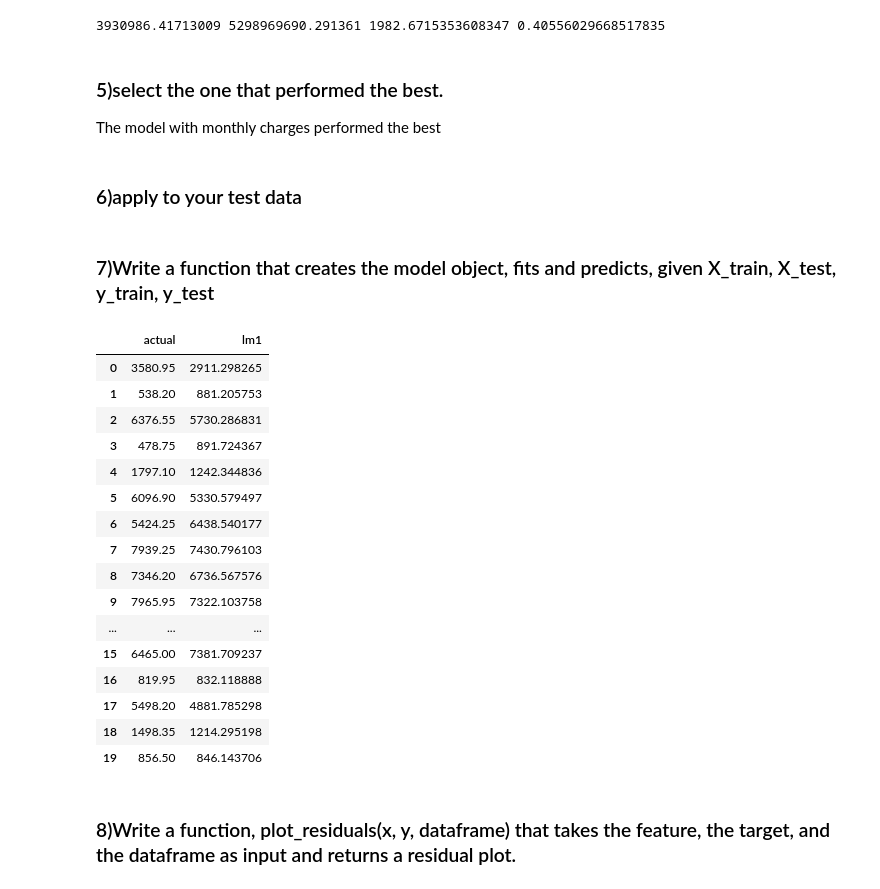
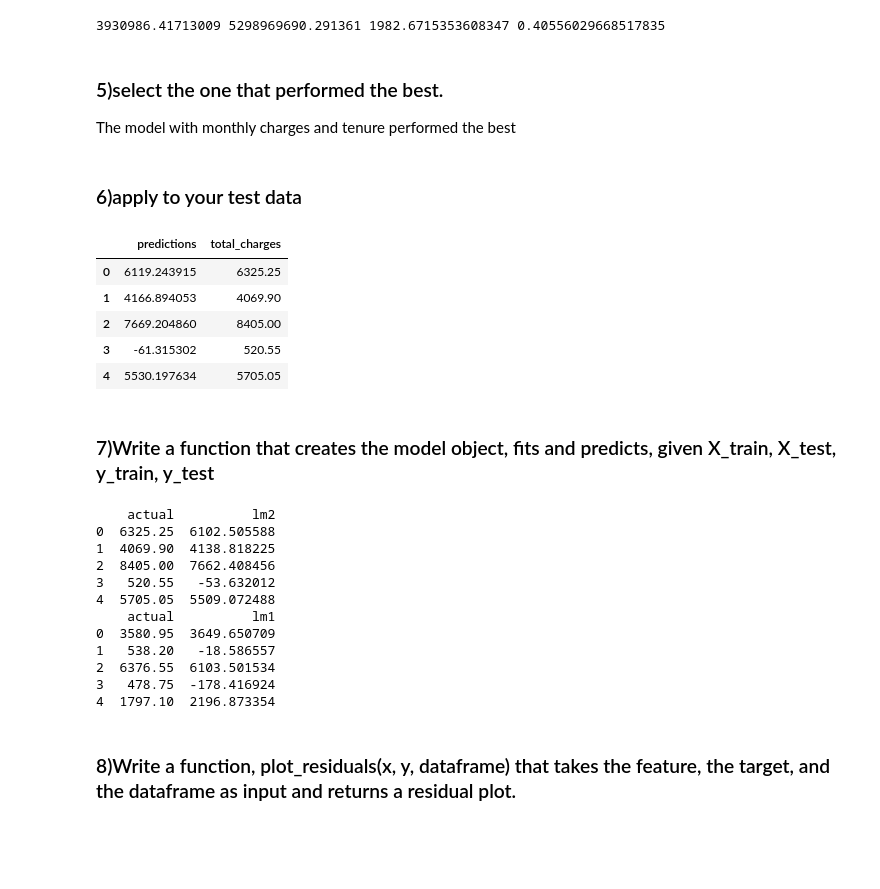
Before and after one commit to CodeupClassroom/bayes-methodologies-exercises, a Jupyter notebook: model.ipynb, the cells around one changed output. Cells and saved outputs as stored; diff of their text form; code cells hidden in the pictures; blank space fills up the shorter version.

```diff
--- a/model.ipynb
+++ b/model.ipynb
@@ -149,16 +146,23 @@ print(MSE_2,SSE_2,RMSE_2,r2_2)
 3930986.41713009 5298969690.291361 1982.6715353608347 0.40556029668517835
 # %% [markdown]
 ### 5)select the one that performed the best.
-The model with monthly charges performed the best
+The model with monthly charges and tenure performed the best
 # %% [markdown]
 ### 6)apply to your test data
 # %%
-model=lm1.predict(X_test[['monthly_charges']])
+model=lm1.predict(X_test[['monthly_charges','tenure']])
 model=model.ravel().reshape(337)
-y_test=np.array(y_test).ravel().reshape(337)
-best_model=pd.DataFrame({'predictions':model,'total_charges':y_test})
+y_test1=np.array(y_test).ravel().reshape(337)
+best_model=pd.DataFrame({'predictions':model,'total_charges':y_test1})
 
 best_model.head()
+# %% [output]
+|  | predictions | total_charges |
+| 0 | 6119.243915 | 6325.25 |
+| 1 | 4166.894053 | 4069.90 |
+| 2 | 7669.204860 | 8405.00 |
+| 3 | -61.315302 | 520.55 |
+| 4 | 5530.197634 | 5705.05 |
 # %% [markdown]
 ### 7)Write a function that creates the model object, fits and predicts,   given X_train, X_test, y_train, y_test
 # %%
@@ -185,24 +189,19 @@ model_test,model_train=modeling_function(X_train1,X_test1,y_train,y_test)
 # %%
-model_test.head(20)
-#model_train.head(20)
+print(model_test.head())
+print(model_train.head())
 # %% [output]
-|  | actual | lm1 |
-| 0 | 3580.95 | 2911.298265 |
-| 1 | 538.20 | 881.205753 |
-| 2 | 6376.55 | 5730.286831 |
-| 3 | 478.75 | 891.724367 |
-| 4 | 1797.10 | 1242.344836 |
-| 5 | 6096.90 | 5330.579497 |
-| 6 | 5424.25 | 6438.540177 |
-| 7 | 7939.25 | 7430.796103 |
-| 8 | 7346.20 | 6736.567576 |
-| 9 | 7965.95 | 7322.103758 |
-| ... | ... | ... |
-| 15 | 6465.00 | 7381.709237 |
-| 16 | 819.95 | 832.118888 |
-| 17 | 5498.20 | 4881.785298 |
-| 18 | 1498.35 | 1214.295198 |
-| 19 | 856.50 | 846.143706 |
+    actual          lm2
+0  6325.25  6102.505588
+1  4069.90  4138.818225
+2  8405.00  7662.408456
+3   520.55   -53.632012
+4  5705.05  5509.072488
+    actual          lm1
+0  3580.95  3649.650709
+1   538.20   -18.586557
+2  6376.55  6103.501534
+3   478.75  -178.416924
+4  1797.10  2196.873354
 # %% [markdown]
 ### 8)Write a function, plot_residuals(x, y, dataframe) that takes the feature, the target, and the dataframe as input and returns a residual plot.
 # %%
```
Also changed, not shown: parts of 13 cells of this notebook, 1 other file.
